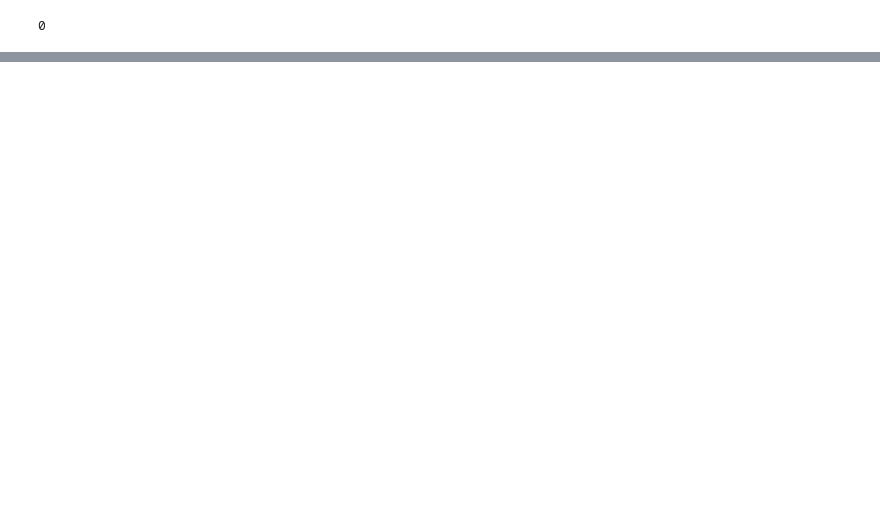
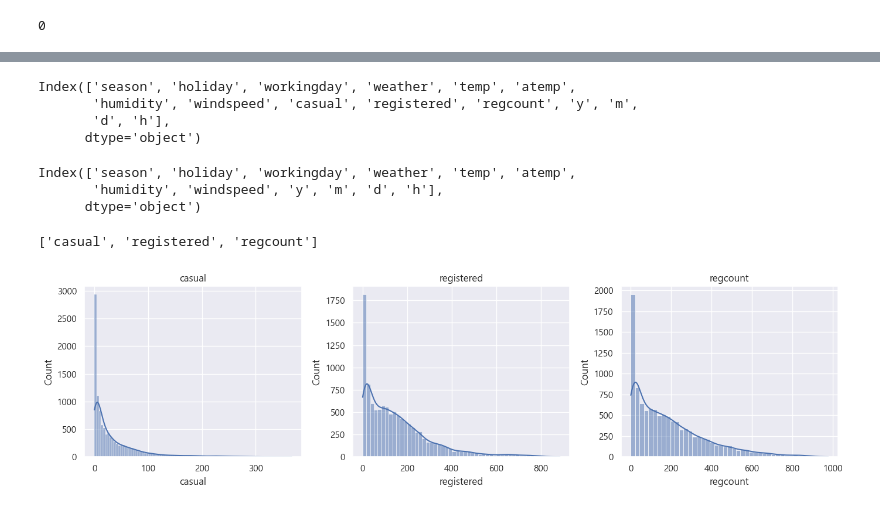
Before and after one commit to kkh1158/lecture, a Jupyter notebook: bike/lec_bike.ipynb, the cells around one changed output, grey strips where cells are left out. Drawn from its saved outputs; the diff is of its cells as text; code cells hidden in the pictures; blank space fills up the shorter version.

```diff
--- a/bike/lec_bike.ipynb
+++ b/bike/lec_bike.ipynb
@@ -233,0 +324,33 @@ train[train['casual']+train['registered']!=train['count']].shape[0]
+# %%
+train.columns
+# %% [output]
+Index(['season', 'holiday', 'workingday', 'weather', 'temp', 'atemp',
+       'humidity', 'windspeed', 'casual', 'registered', 'regcount', 'y', 'm',
+       'd', 'h'],
+      dtype='object')
+# %%
+test.columns
+# %% [output]
+Index(['season', 'holiday', 'workingday', 'weather', 'temp', 'atemp',
+       'humidity', 'windspeed', 'y', 'm', 'd', 'h'],
+      dtype='object')
+# %%
+taget_col_list = []
+for col in train.columns:
+    if col not in test.columns:
+        taget_col_list.append(col)
+taget_col_list
+# %% [output]
+['casual', 'registered', 'regcount']
+# %%
+plt.figure(figsize=(14,4))
+
+for i, col in  enumerate(taget_col_list):
+    plt.subplot(1,3,i+1)
+    plt.title(col)
+    sns.histplot(data=train, x=col, kde=True)
+
+plt.tight_layout()
+plt.show()
+# %% [output]
+[figure, added]
```
Also changed, not shown: parts of 56 cells of this notebook, 2 other files.
